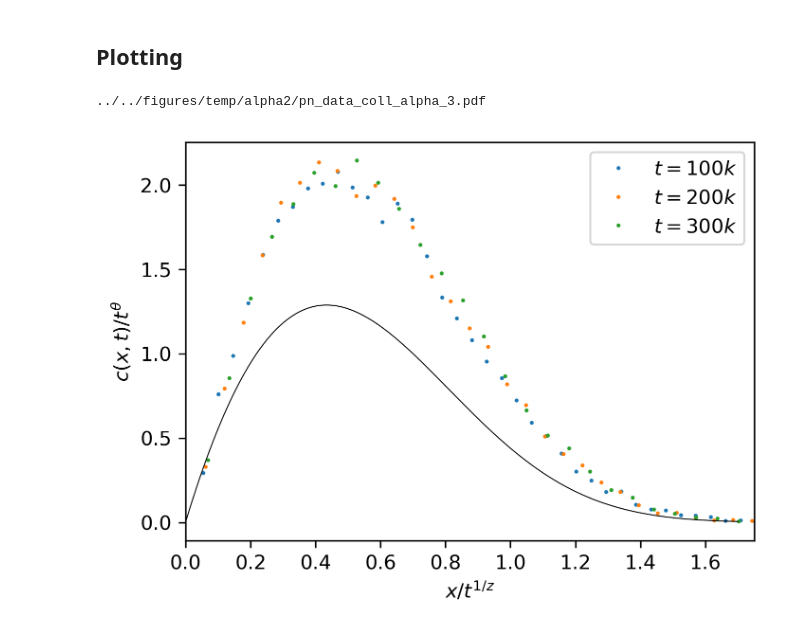
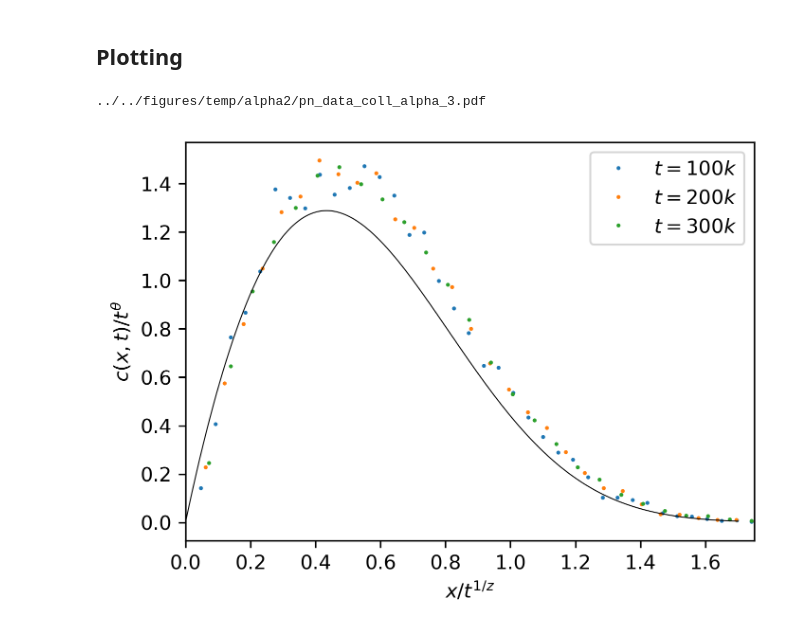
Before and after one commit to rahman-rakib/Stochastic-Fractal, a Jupyter notebook: main_jupyter/final/data_collapse_alpha_class.ipynb, the cells around one changed output. Cells and saved outputs as stored; diff of their text form; code cells hidden in the pictures.

```diff
--- a/main_jupyter/final/data_collapse_alpha_class.ipynb
+++ b/main_jupyter/final/data_collapse_alpha_class.ipynb
@@ -143,23 +142,23 @@ for time_t in data_dict.keys():
 # %%
 fig, axes = plt.subplots(1,1,figsize = (5,3.5),dpi = 300)
 
 for i in range(3):
     time_t = min_iterationp*(i+1)
     x,y = data_dict[time_t]
-    plt.plot(x, y,"o", markersize=1,label=r"$t={}k$".format(str(int(time_t//1000))))
+    plt.plot(x, y*0.7,"o", markersize=1,label=r"$t={}k$".format(str(int(time_t//1000))))
 
 xi_th = np.linspace(0,1.7,8501)
 xis, phi_th = ana_soln.phi_list(alphap,probp,xi_th)  # from class
 plt.plot(xi_th, phi_th,color='black',linewidth=0.5)
 
 plt.legend(loc=1)
 plt.xlabel(r"$x/t^{1/z}$")
 plt.ylabel(r"$c(x,t)/t^\theta$")
 plt.xlim([0, 1.75])
 axes.set_position([0.15, 0.15, 0.8, 0.8])
 
 print(figure_name)
 # plt.savefig(figure_name)
 # %% [output]
 ../../figures/temp/alpha2/pn_data_coll_alpha_3.pdf
-[figure, old version]
+[figure, new version]
```
Also changed, not shown: parts of 4 cells of this notebook, 7 other files.
